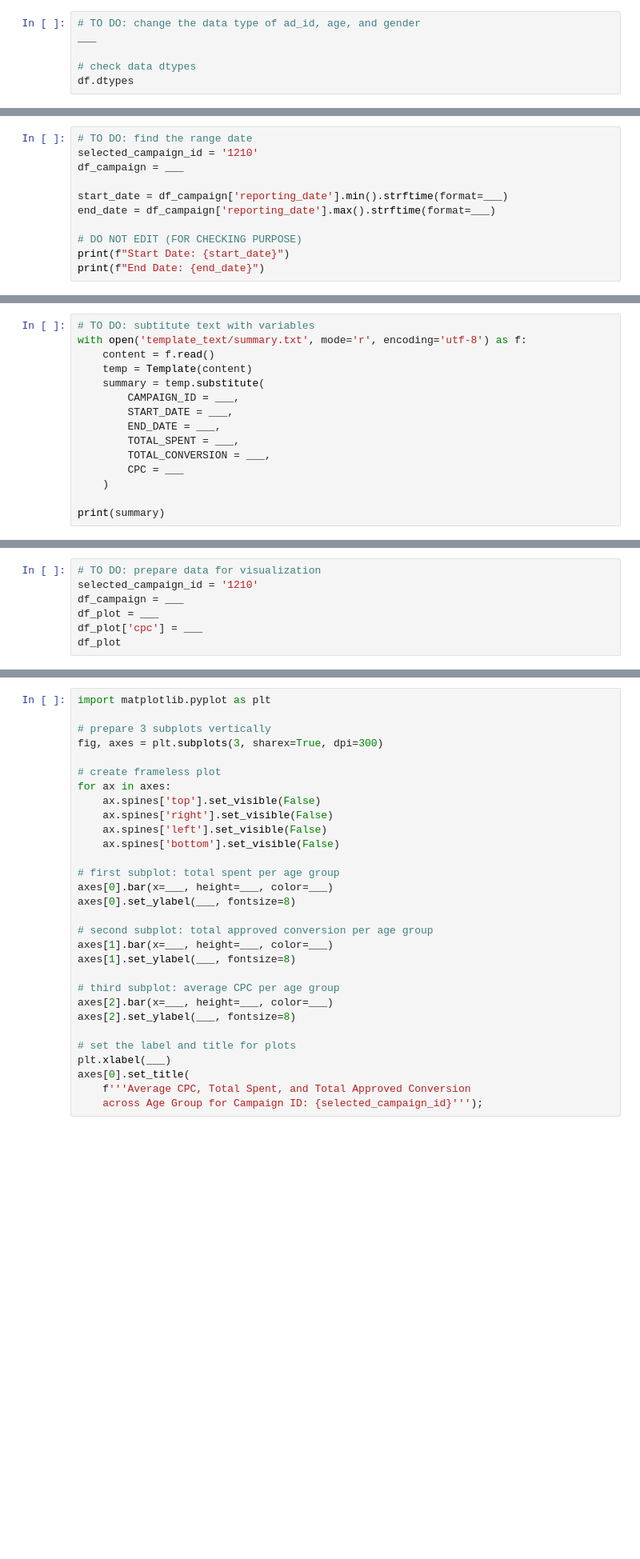
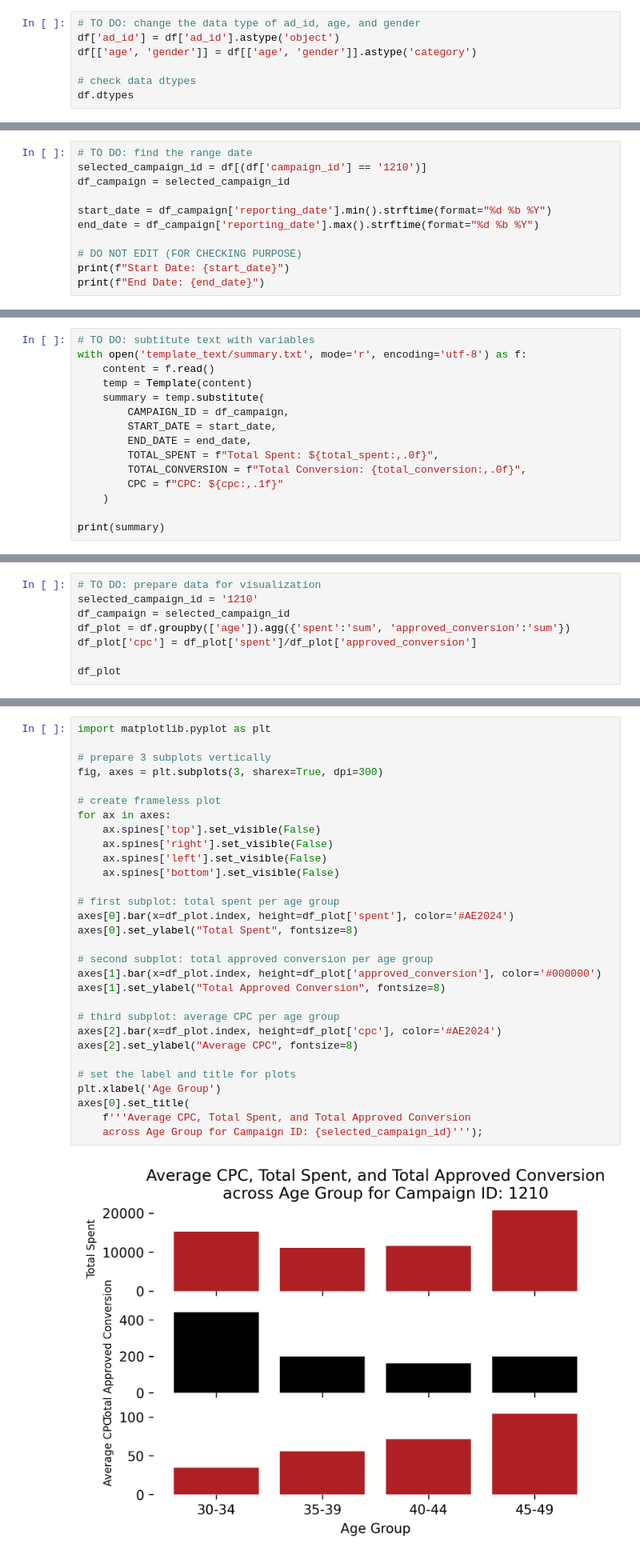
Before and after one commit to npmitaart/algoritma-capstone-telebot, a Jupyter notebook: Notebook Guide.ipynb, the cells around one changed output, grey strips where cells are left out. Shown at 80% size. Cells and saved outputs as stored; diff of their text form; blank space fills up the shorter version.

```diff
--- a/Notebook Guide.ipynb
+++ b/Notebook Guide.ipynb
@@ -382,7 +429,8 @@ Be careful! Notice the following two points:
 **TO DO:** Change the data type of `ad_id`, `age`, and `gender` accordingly.
 # %%
 # TO DO: change the data type of ad_id, age, and gender
-___
+df['ad_id'] = df['ad_id'].astype('object')
+df[['age', 'gender']] = df[['age', 'gender']].astype('category')
 
 # check data dtypes
 df.dtypes
@@ -430,11 +493,11 @@ Find the range date (`start_date` and `end_date`) based on specified `campaign_i
 2. Get the minimum and maximum of `reporting_date` and return the date as string following the format of "17 Aug 2017". Assign as `start_date` and `end_date` respectively. Reference: [strftime cheatsheet](https://strftime.org/)
 # %%
 # TO DO: find the range date
-selected_campaign_id = '1210'
-df_campaign = ___
+selected_campaign_id = df[(df['campaign_id'] == '1210')]
+df_campaign = selected_campaign_id
 
-start_date = df_campaign['reporting_date'].min().strftime(format=___)
-end_date = df_campaign['reporting_date'].max().strftime(format=___)
+start_date = df_campaign['reporting_date'].min().strftime(format="%d %b %Y")
+end_date = df_campaign['reporting_date'].max().strftime(format="%d %b %Y")
 
 # DO NOT EDIT (FOR CHECKING PURPOSE)
 print(f"Start Date: {start_date}")
@@ -494,12 +566,12 @@ with open('template_text/summary.txt', mode='r', encoding='utf-8') as f:
     content = f.read()
     temp = Template(content)
     summary = temp.substitute(
-        CAMPAIGN_ID = ___,
-        START_DATE = ___,
-        END_DATE = ___,
-        TOTAL_SPENT = ___,
-        TOTAL_CONVERSION = ___,
-        CPC = ___
+        CAMPAIGN_ID = df_campaign,
+        START_DATE = start_date,
+        END_DATE = end_date,
+        TOTAL_SPENT = f"Total Spent: ${total_spent:,.0f}",
+        TOTAL_CONVERSION = f"Total Conversion: {total_conversion:,.0f}",
+        CPC = f"CPC: ${cpc:,.1f}"
     )
 
 print(summary)
@@ -596,7 +688,8 @@ Let's prepare the data before visualization:
 # %%
 # TO DO: prepare data for visualization
 selected_campaign_id = '1210'
-df_campaign = ___
-df_plot = ___
-df_plot['cpc'] = ___
+df_campaign = selected_campaign_id
+df_plot = df.groupby(['age']).agg({'spent':'sum', 'approved_conversion':'sum'})
+df_plot['cpc'] = df_plot['spent']/df_plot['approved_conversion']
+
 df_plot
@@ -624,33 +728,35 @@ Complete the visual component:
 # %%
 import matplotlib.pyplot as plt
 
 # prepare 3 subplots vertically
 fig, axes = plt.subplots(3, sharex=True, dpi=300)
 
 # create frameless plot
 for ax in axes:
     ax.spines['top'].set_visible(False)
     ax.spines['right'].set_visible(False)
     ax.spines['left'].set_visible(False)
     ax.spines['bottom'].set_visible(False)
 
 # first subplot: total spent per age group
-axes[0].bar(x=___, height=___, color=___)
-axes[0].set_ylabel(___, fontsize=8)
+axes[0].bar(x=df_plot.index, height=df_plot['spent'], color='#AE2024')
+axes[0].set_ylabel("Total Spent", fontsize=8)
 
 # second subplot: total approved conversion per age group
-axes[1].bar(x=___, height=___, color=___)
-axes[1].set_ylabel(___, fontsize=8)
+axes[1].bar(x=df_plot.index, height=df_plot['approved_conversion'], color='#000000')
+axes[1].set_ylabel("Total Approved Conversion", fontsize=8)
 
 # third subplot: average CPC per age group
-axes[2].bar(x=___, height=___, color=___)
-axes[2].set_ylabel(___, fontsize=8)
+axes[2].bar(x=df_plot.index, height=df_plot['cpc'], color='#AE2024')
+axes[2].set_ylabel("Average CPC", fontsize=8)
 
 # set the label and title for plots
-plt.xlabel(___)
+plt.xlabel('Age Group')
 axes[0].set_title(
     f'''Average CPC, Total Spent, and Total Approved Conversion
     across Age Group for Campaign ID: {selected_campaign_id}''');
+# %% [output]
+[figure, added]
 # %% [markdown]
 **EXPECTED OUTPUT:**
 
```
Also changed, not shown: parts of 23 cells of this notebook, 3 other files.
